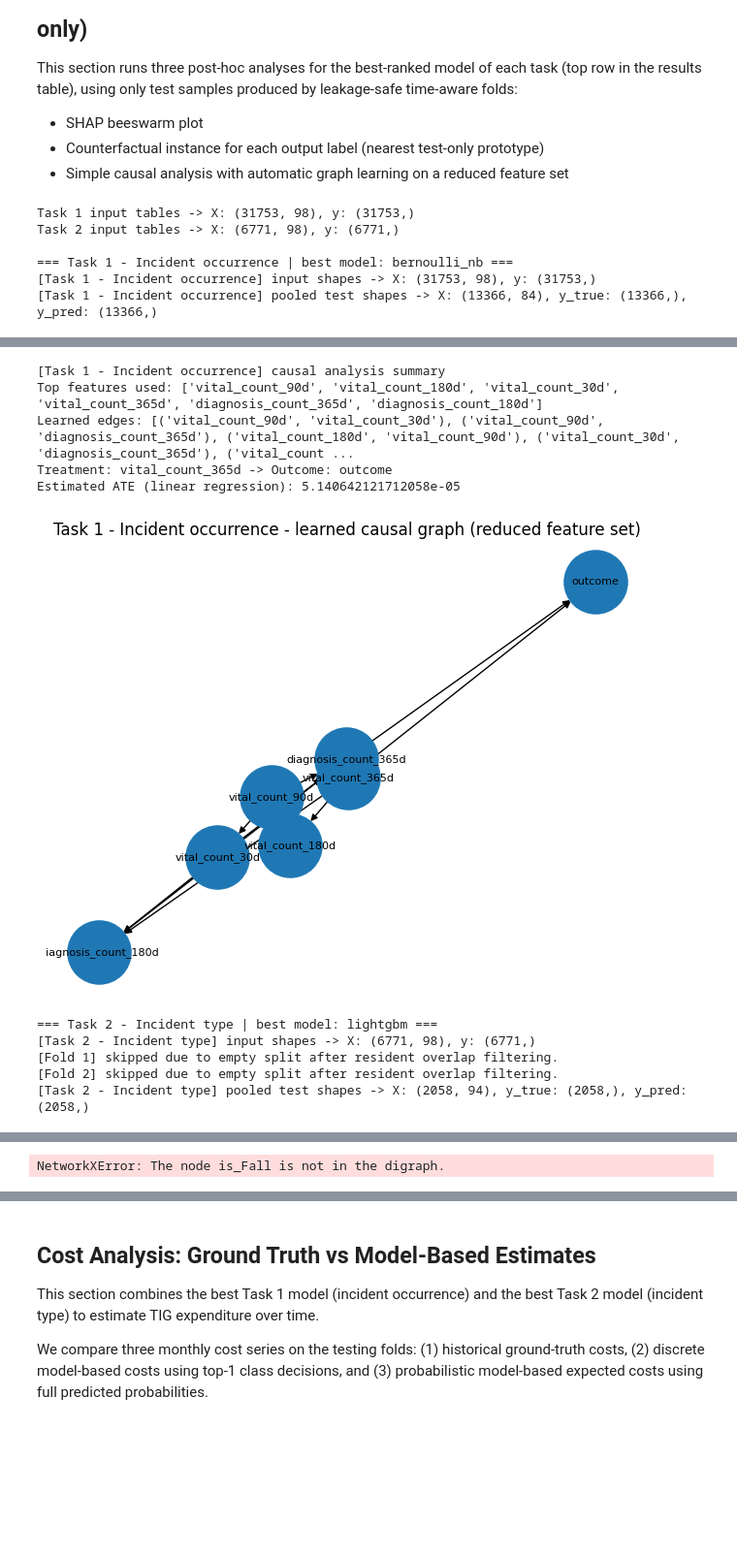
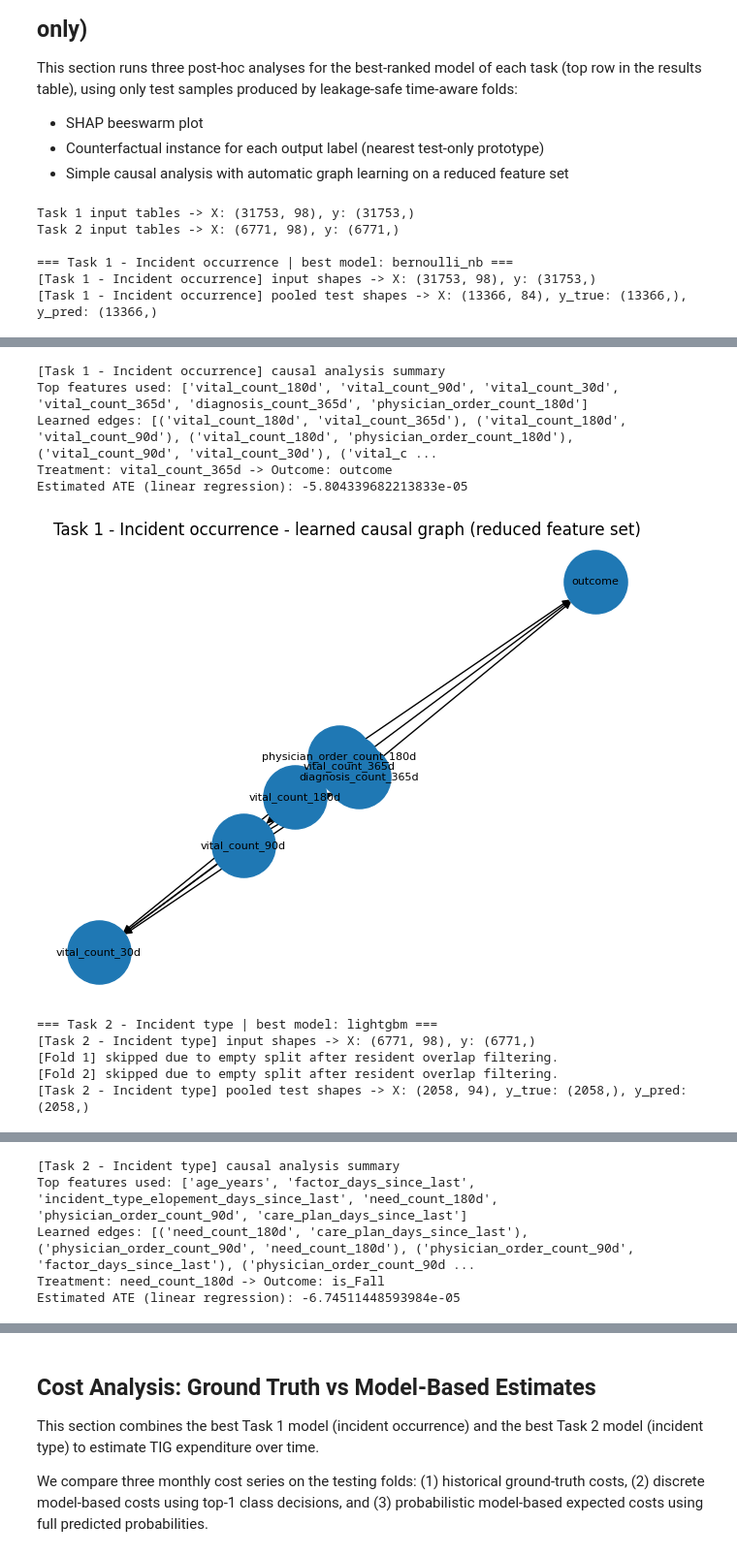
Before and after one commit to gmmoliveira/TIG-Challenge, a Jupyter notebook: notebooks/02_experimentation.ipynb, the cells around one changed output, grey strips where cells are left out. Shown at 97% size. Drawn from its saved outputs; the diff is of its cells as text; code cells hidden in the pictures; blank space fills up the shorter version.

Commit message:
improved auto causal graph discovery for task 2 sometimes not containing the  node

```diff
--- a/notebooks/02_experimentation.ipynb
+++ b/notebooks/02_experimentation.ipynb
@@ -1371,6 +1371,10 @@ def _run_simple_causal_analysis(
         parents_of_outcome = [u for (u, v) in learned_edges if v == outcome_name]
         treatment = parents_of_outcome[0] if len(parents_of_outcome) > 0 else learned_edges[0][0]
 
+        # Simple fallback to keep outcome present in the DAG for DoWhy.
+        if len(parents_of_outcome) == 0:
+            learned_edges.append((treatment, outcome_name))
+
     graph_dot = "digraph {\n" + "\n".join([f'  "{u}" -> "{v}";' for u, v in learned_edges]) + "\n}"
 
     causal_model = CausalModel(
@@ -1518,9 +1522,9 @@ INFO:dowhy.causal_estimator:b: outcome~vital_count_365d
 [Task 1 - Incident occurrence] causal analysis summary
-Top features used: ['vital_count_90d', 'vital_count_180d', 'vital_count_30d', 'vital_count_365d', 'diagnosis_count_365d', 'diagnosis_count_180d']
-Learned edges: [('vital_count_90d', 'vital_count_30d'), ('vital_count_90d', 'diagnosis_count_365d'), ('vital_count_180d', 'vital_count_90d'), ('vital_count_30d', 'diagnosis_count_365d'), ('vital_count ...
+Top features used: ['vital_count_180d', 'vital_count_90d', 'vital_count_30d', 'vital_count_365d', 'diagnosis_count_365d', 'physician_order_count_180d']
+Learned edges: [('vital_count_180d', 'vital_count_365d'), ('vital_count_180d', 'vital_count_90d'), ('vital_count_180d', 'physician_order_count_180d'), ('vital_count_90d', 'vital_count_30d'), ('vital_c ...
 Treatment: vital_count_365d -> Outcome: outcome
-Estimated ATE (linear regression): 5.140642121712058e-05
+Estimated ATE (linear regression): -5.804339682213833e-05
-[figure, old version]
+[figure, new version]
 === Task 2 - Incident type | best model: lightgbm ===
 [Task 2 - Incident type] input shapes -> X: (6771, 98), y: (6771,)
 [Fold 1] skipped due to empty split after resident overlap filtering.
@@ -1547 +1559,5 @@ WARNING:dowhy.causal_model:There are an additional 2 variables in the dataset th
-NetworkXError: The node is_Fall is not in the digraph.
+[Task 2 - Incident type] causal analysis summary
+Top features used: ['age_years', 'factor_days_since_last', 'incident_type_elopement_days_since_last', 'need_count_180d', 'physician_order_count_90d', 'care_plan_days_since_last']
+Learned edges: [('need_count_180d', 'care_plan_days_since_last'), ('physician_order_count_90d', 'need_count_180d'), ('physician_order_count_90d', 'factor_days_since_last'), ('physician_order_count_90d ...
+Treatment: need_count_180d -> Outcome: is_Fall
+Estimated ATE (linear regression): -6.74511448593984e-05
```
Also changed, not shown: parts of 1 cell of this notebook.
